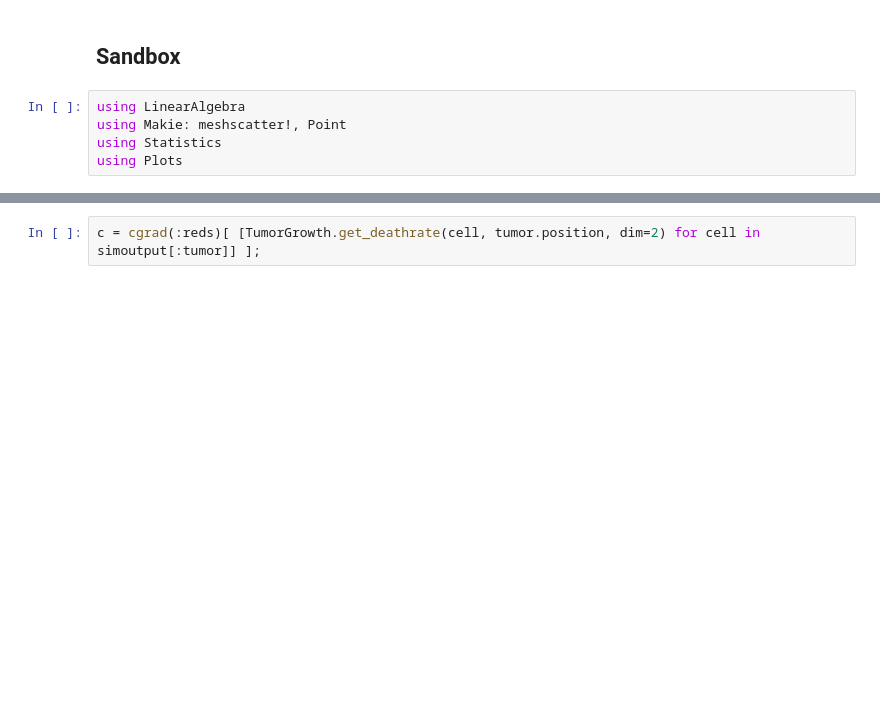
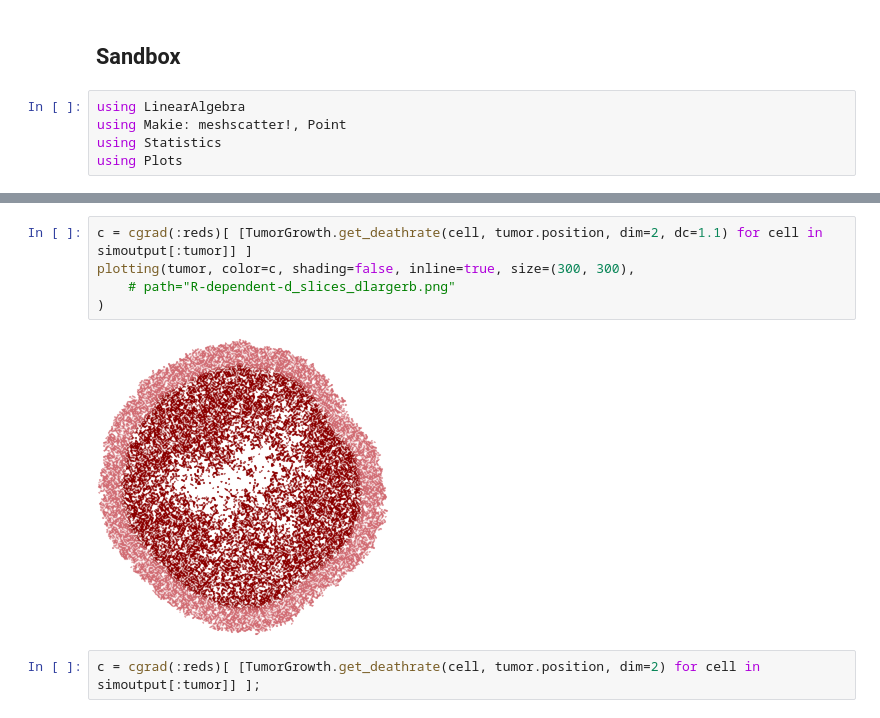
Before and after one commit to aangaji/TumorGrowth, a Jupyter notebook: usage.ipynb, the cells around one changed output, grey strips where cells are left out. Cells and saved outputs as stored; diff of their text form; blank space fills up the shorter version.

```diff
--- a/usage.ipynb
+++ b/usage.ipynb
@@ -29,3 +47,10 @@ Progress: Tumor size  9998       Time: 0:01:13
+# %%
+c = cgrad(:reds)[ [TumorGrowth.get_deathrate(cell, tumor.position, dim=2, dc=1.1) for cell in simoutput[:tumor]] ]
+plotting(tumor, color=c, shading=false, inline=true, size=(300, 300),
+    # path="R-dependent-d_slices_dlargerb.png"
+)
+# %% [output]
+[figure, added]
 # %%
 c = cgrad(:reds)[ [TumorGrowth.get_deathrate(cell, tumor.position, dim=2) for cell in simoutput[:tumor]] ];
 # %%
```
Also changed, not shown: parts of 6 cells of this notebook, 3 other files.
